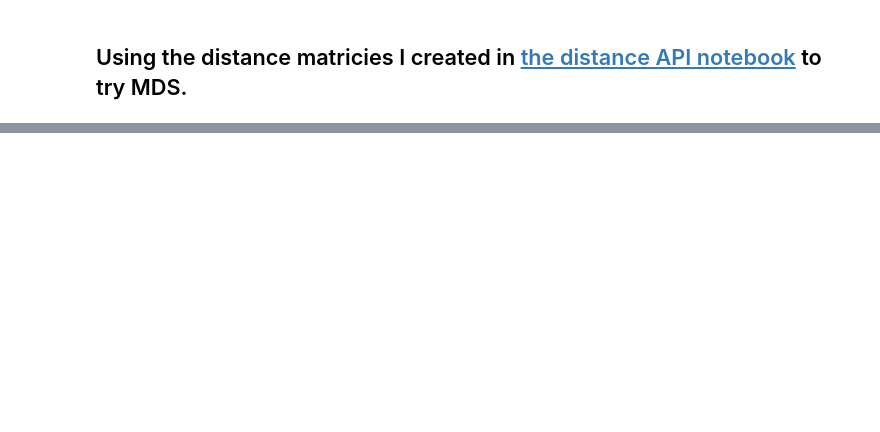
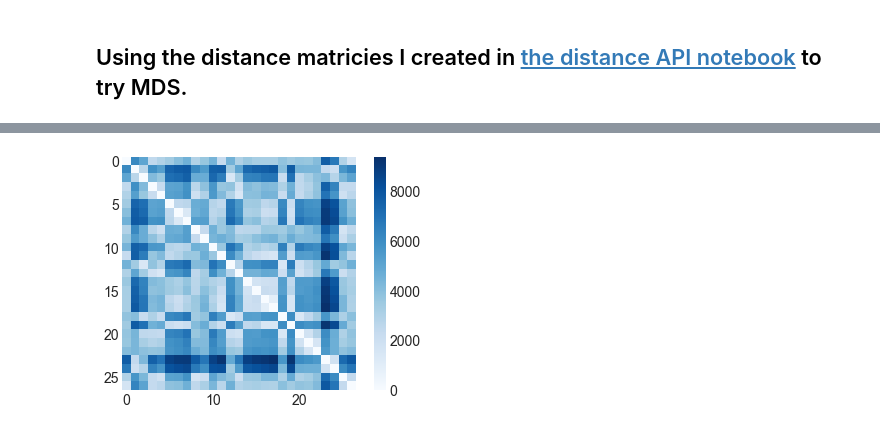
Before and after one commit to AustinJennings/Capstone, a Jupyter notebook: Notebooks/MDS_DistanceCartograms.ipynb, the cells around one changed output, grey strips where cells are left out. Cells and saved outputs as stored; diff of their text form; code cells hidden in the pictures; blank space fills up the shorter version.

```diff
--- a/Notebooks/MDS_DistanceCartograms.ipynb
+++ b/Notebooks/MDS_DistanceCartograms.ipynb
@@ -46,0 +45,10 @@ ax3.set_xticklabels([])
+# %%
+from sklearn import manifold
+import numpy as np
+from sklearn.metrics import pairwise_distances
+
+#need to remove a NaN at the intersection of the final row/column
+ttm = dmatrix.fillna(0)  # ttm = travel time matrix
+ttm
+
+#taking a look to see if anything else changed since we saved the distance matrix in the Bing API notebook:
@@ -46,0 +74,14 @@ ax3.set_xticklabels([])
+# %%
+# pass the travel time matrix to a pairwise_distance function per https://jakevdp.github.io/PythonDataScienceHandbook/05.10-manifold-learning.html
+D = pairwise_distances(ttm)
+D.shape
+
+# pass the pairwise_distance array back to pandas dataframe for a better visualization.
+edm = pd.DataFrame(D)  #edm = euclidean distance matrix
+edm
+
+
+#The main problem here is that I have no idea how it is arriving at these pairwise distance values. The point geometry is stored as a tuple in the dataframe index and header (firts row/column).
+#However, after passing the distance matrix to the pairwise_distances function, the header and index are re-assigned intiger values. To complicate matters, the unique combination function
+#I perfomred in the Bing API function to create this matrix randomized the points. To see this illustrated, look at the colors in the left plot above. They should show a smooth color ramp,
+#but you can see they jump around a bit.
@@ -46,0 +107,6 @@ ax3.set_xticklabels([])
+# %%
+#visualizing the pairwise_distance array:
+plt.imshow(D, zorder=2, cmap='Blues', interpolation='nearest')
+plt.colorbar();
+# %% [output]
+[figure, added]
```
Also changed, not shown: parts of 8 cells of this notebook.
